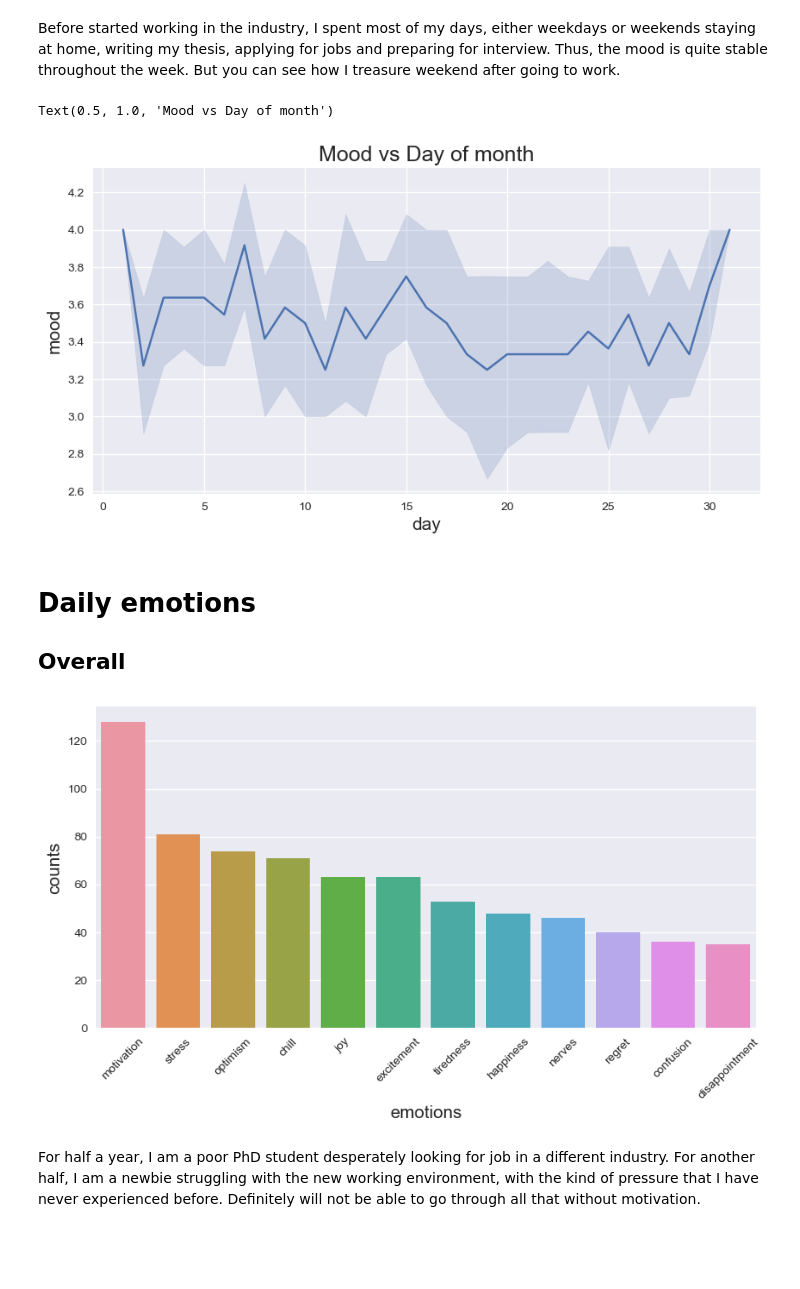
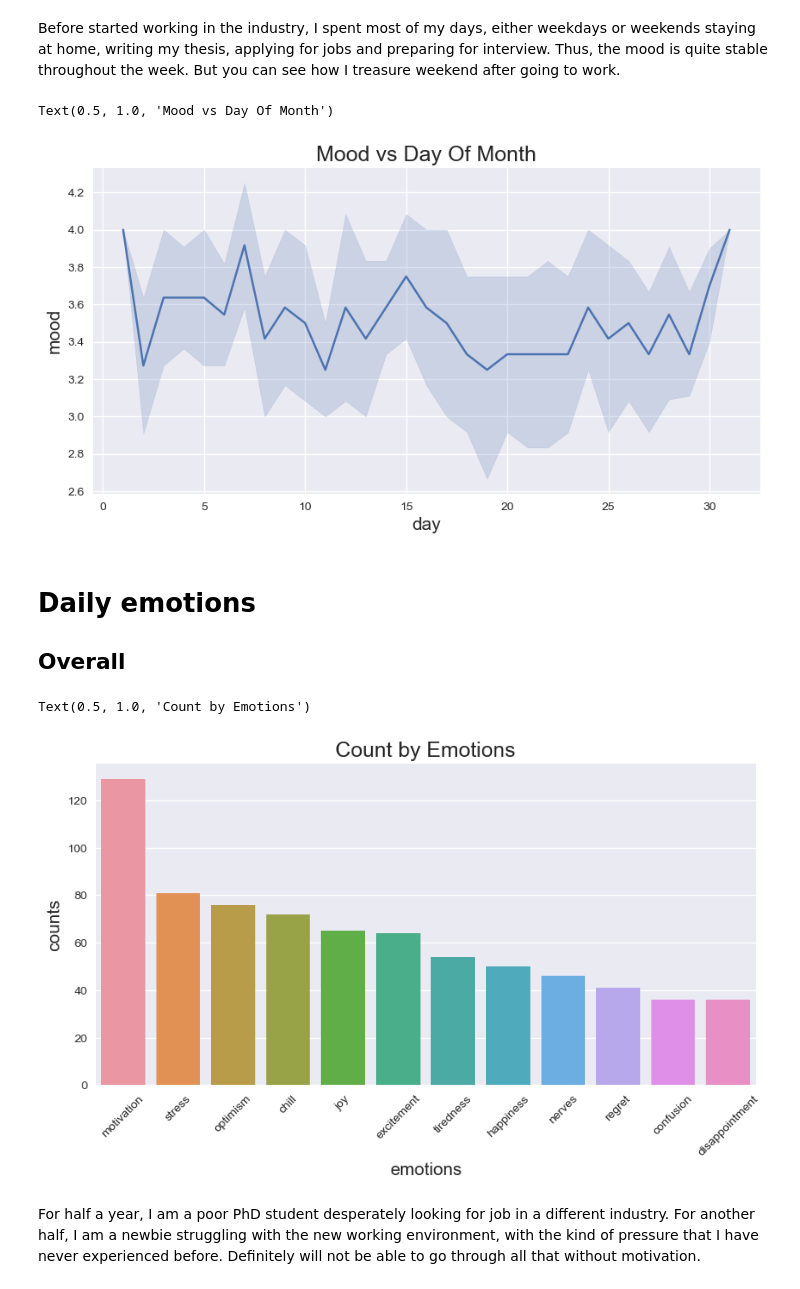
Before and after one commit to dmnguyen92/My-emotion-profile-in-2019, a Jupyter notebook: my_mood_2019.ipynb, the cells around one changed output. Saved outputs shown, nothing was run; the diff lists cells and outputs as text; code cells hidden in the pictures; blank space fills up the shorter version.

```diff
--- a/my_mood_2019.ipynb
+++ b/my_mood_2019.ipynb
@@ -71,7 +71,7 @@ def extract_popular_emo(input_list,max_count=3):
 
     return output
 # %%
-data_path = "data/Pixels backup: 2019-12-24 09:24:23.186.json"
+data_path = "data/Pixels backup: 2019-12-28 18:03:29.160.json"
 df_orig = pd.read_json(data_path)
 df_orig['date'] = pd.to_datetime(df_orig['date'], format='%d%b%Y')
 df_orig.head()
@@ -159,10 +167,10 @@ plt.xticks(x_idx, day_of_week)
 Before started working in the industry, I spent most of my days, either weekdays or weekends staying at home, writing my thesis, applying for jobs and preparing for interview. Thus, the mood is quite stable throughout the week. But you can see how I treasure weekend after going to work.
 # %%
 sns.lineplot(x='day', y='mood',data=df_process)
-plt.title('Mood vs Day of month')
+plt.title('Mood vs Day Of Month')
 # %% [output]
-Text(0.5, 1.0, 'Mood vs Day of month')
+Text(0.5, 1.0, 'Mood vs Day Of Month')
-[figure, old version]
+[figure, new version]
 # %% [markdown]
 # Daily emotions
 
@@ -182,10 +190,12 @@ df_tmp['counts'] = counts
 # %%
 fig = plt.figure(figsize=(10,5))
 ax = fig.add_subplot(111)
 sns.barplot(x='emotions', y='counts',data=df_tmp)
 ax.tick_params(axis='x', rotation=45)
+plt.title("Count by Emotions")
 # %% [output]
+Text(0.5, 1.0, 'Count by Emotions')
-[figure, old version]
+[figure, new version]
 # %% [markdown]
 For half a year, I am a poor PhD student desperately looking for job in a different industry. For another half, I am a newbie struggling with the new working environment, with the kind of pressure that I have never experienced before. Definitely will not be able to go through all that without motivation.
 # %% [markdown]
```
Also changed, not shown: parts of 10 cells of this notebook.
